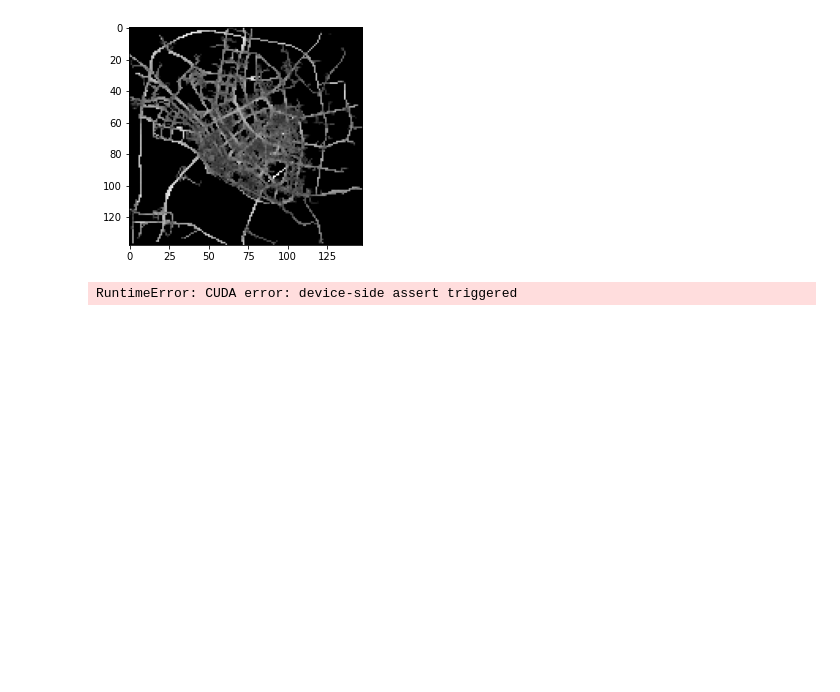
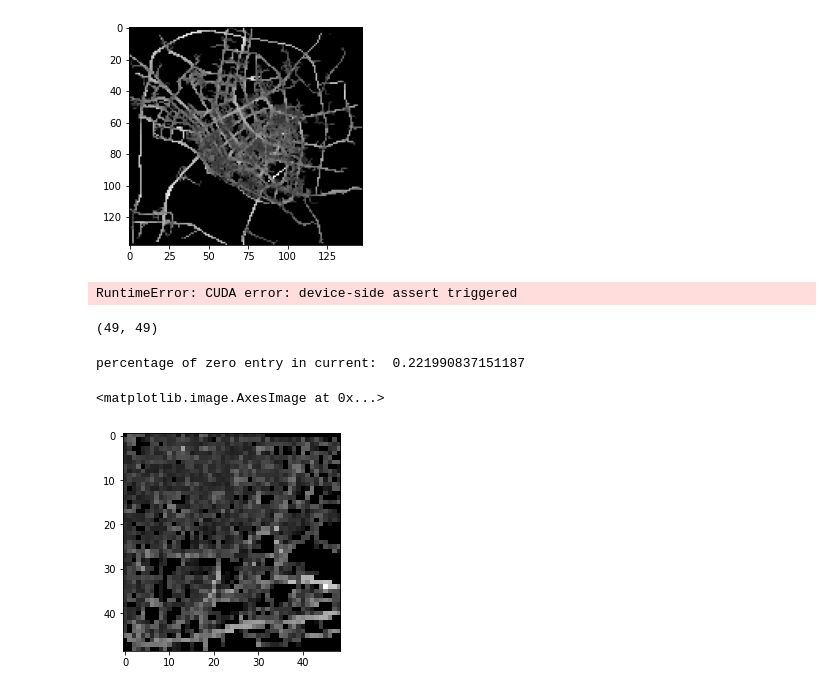
Before and after one commit to Jamesyang2333/deepgtt, a Jupyter notebook: harbin/python/explore.ipynb, the cells around one changed output. Drawn from its saved outputs; the diff is of its cells as text; code cells hidden in the pictures; blank space fills up the shorter version.

```diff
--- a/harbin/python/explore.ipynb
+++ b/harbin/python/explore.ipynb
@@ -179,3 +179,20 @@ plt.imshow(S, cmap='gray')
 # %%
 # %% [output]
 RuntimeError: CUDA error: device-side assert triggered
+# %%
+import numpy as np
+import matplotlib.pyplot as plt
+from PIL import Image
+with h5py.File("/Project0551/jingyi/deepgtt/data/chengdu/trainpath/20161101.h5") as f:
+        S = np.transpose(f["/1/S"]).copy()
+# %%
+S.shape
+# %% [output]
+(49, 49)
+# %%
+print('percentage of zero entry in current: ', np.count_nonzero((S==0)) / (49*49))
+plt.imshow(S, cmap='gray')
+# %% [output]
+percentage of zero entry in current:  0.221990837151187
+<matplotlib.image.AxesImage at 0x...>
+[figure, added]
```
Also changed, not shown: 22 other files.
